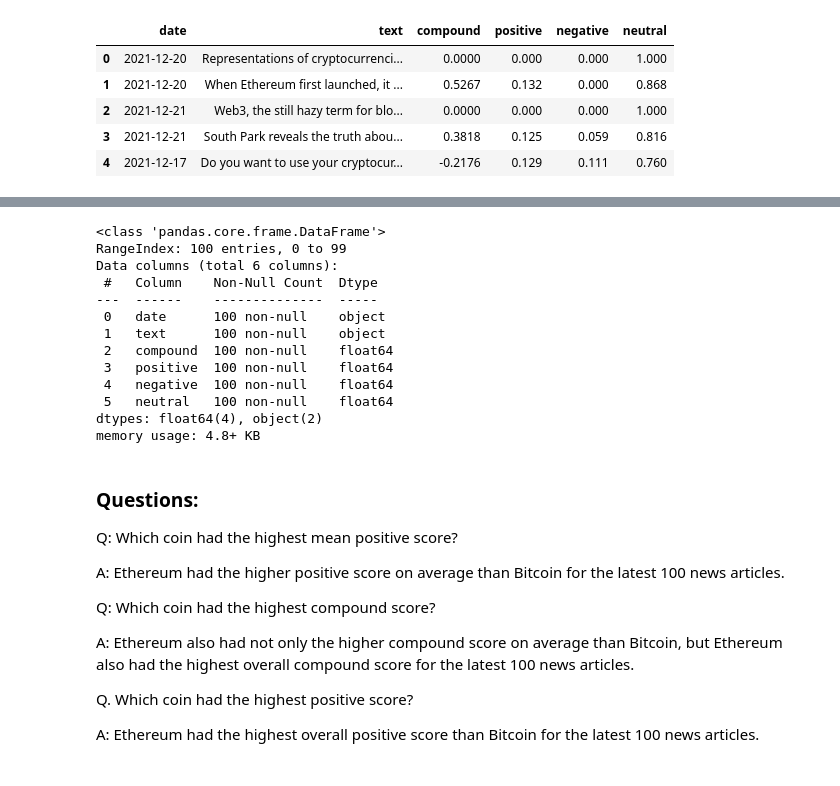
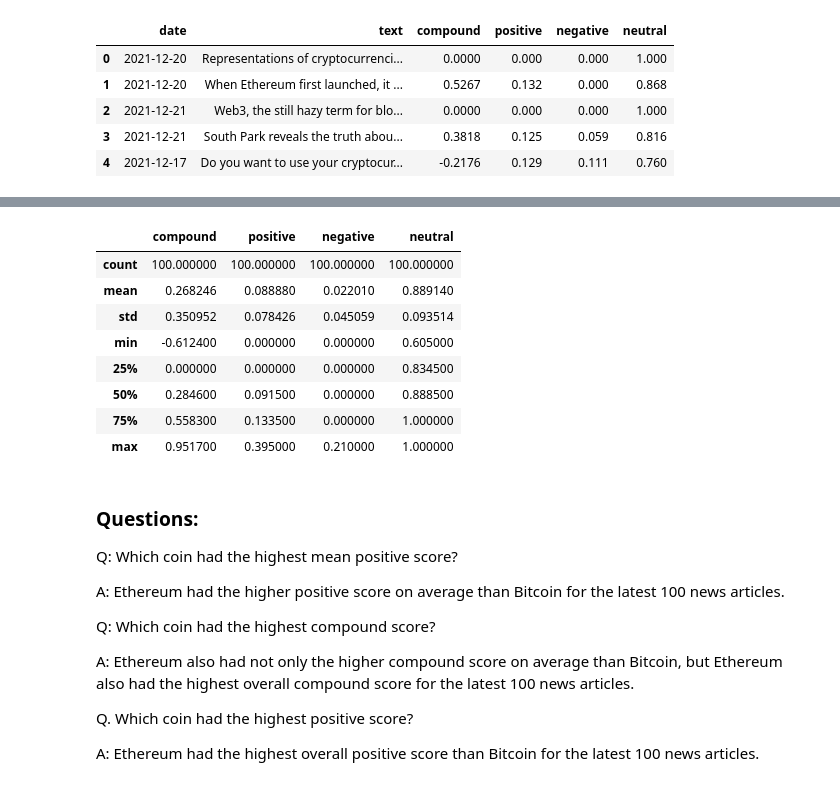
Before and after one commit to bradkaley/Crypto_Sentiment_Analysis, a Jupyter notebook: crypto_sentiment.ipynb, the cells around one changed output, grey strips where cells are left out. Saved outputs shown, nothing was run; the diff lists cells and outputs as text; code cells hidden in the pictures.

```diff
--- a/crypto_sentiment.ipynb
+++ b/crypto_sentiment.ipynb
@@ -164,21 +164,17 @@ btc_sentiments_df.describe()
 | max | 0.906000 | 0.291000 | 0.147000 | 1.000000 |
 # %%
 # Describe the Ethereum Sentiment
-eth_sentiments_df.info()
+eth_sentiments_df.describe()
 # %% [output]
-<class 'pandas.core.frame.DataFrame'>
-RangeIndex: 100 entries, 0 to 99
-Data columns (total 6 columns):
- #   Column    Non-Null Count  Dtype
----  ------    --------------  -----
- 0   date      100 non-null    object
- 1   text      100 non-null    object
- 2   compound  100 non-null    float64
- 3   positive  100 non-null    float64
- 4   negative  100 non-null    float64
- 5   neutral   100 non-null    float64
-dtypes: float64(4), object(2)
-memory usage: 4.8+ KB
+|  | compound | positive | negative | neutral |
+| count | 100.000000 | 100.000000 | 100.000000 | 100.000000 |
+| mean | 0.268246 | 0.088880 | 0.022010 | 0.889140 |
+| std | 0.350952 | 0.078426 | 0.045059 | 0.093514 |
+| min | -0.612400 | 0.000000 | 0.000000 | 0.605000 |
+| 25% | 0.000000 | 0.000000 | 0.000000 | 0.834500 |
+| 50% | 0.284600 | 0.091500 | 0.000000 | 0.888500 |
+| 75% | 0.558300 | 0.133500 | 0.000000 | 1.000000 |
+| max | 0.951700 | 0.395000 | 0.210000 | 1.000000 |
 # %% [markdown]
 ### Questions:
 
```
Also changed, not shown: parts of 32 cells of this notebook.
